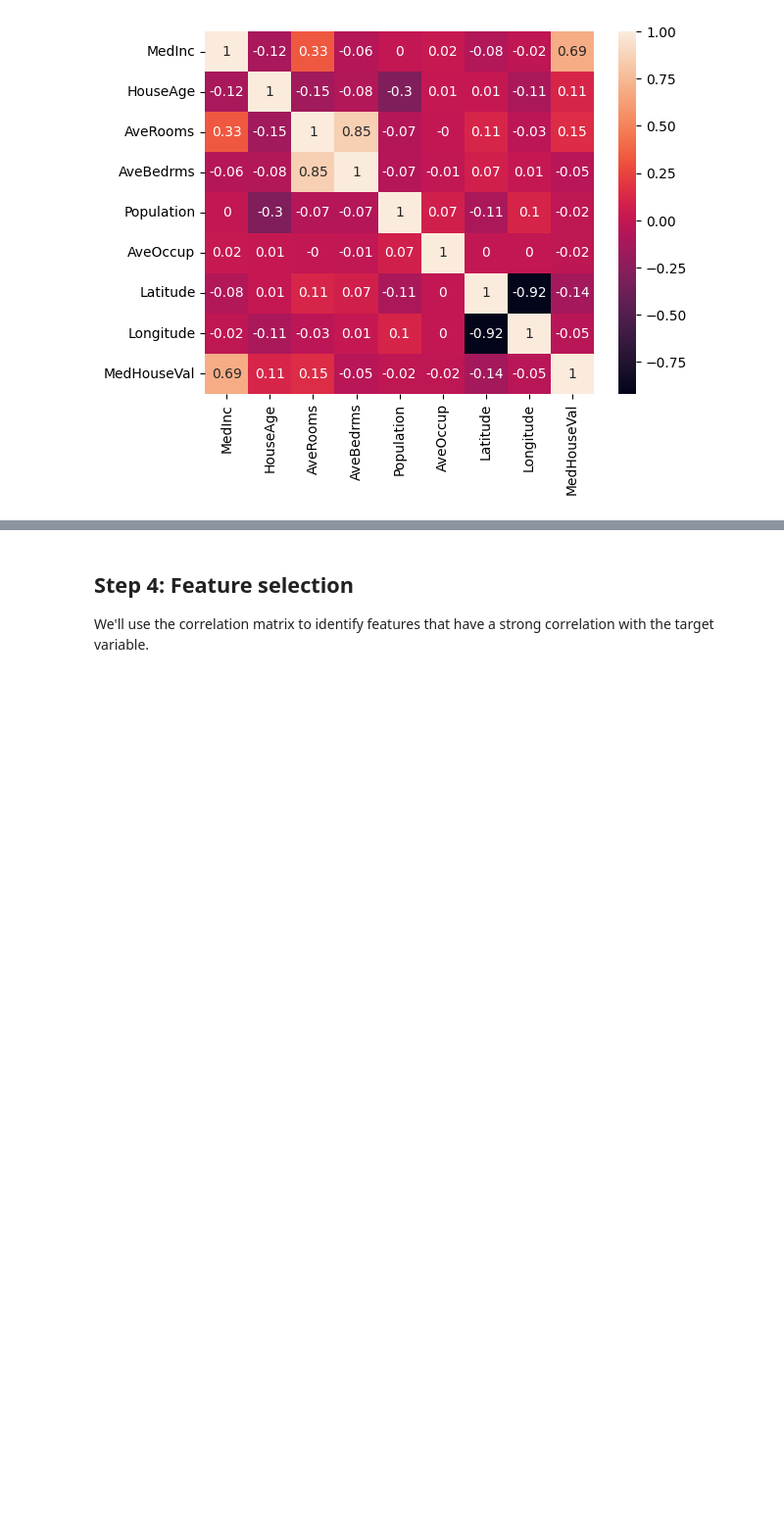
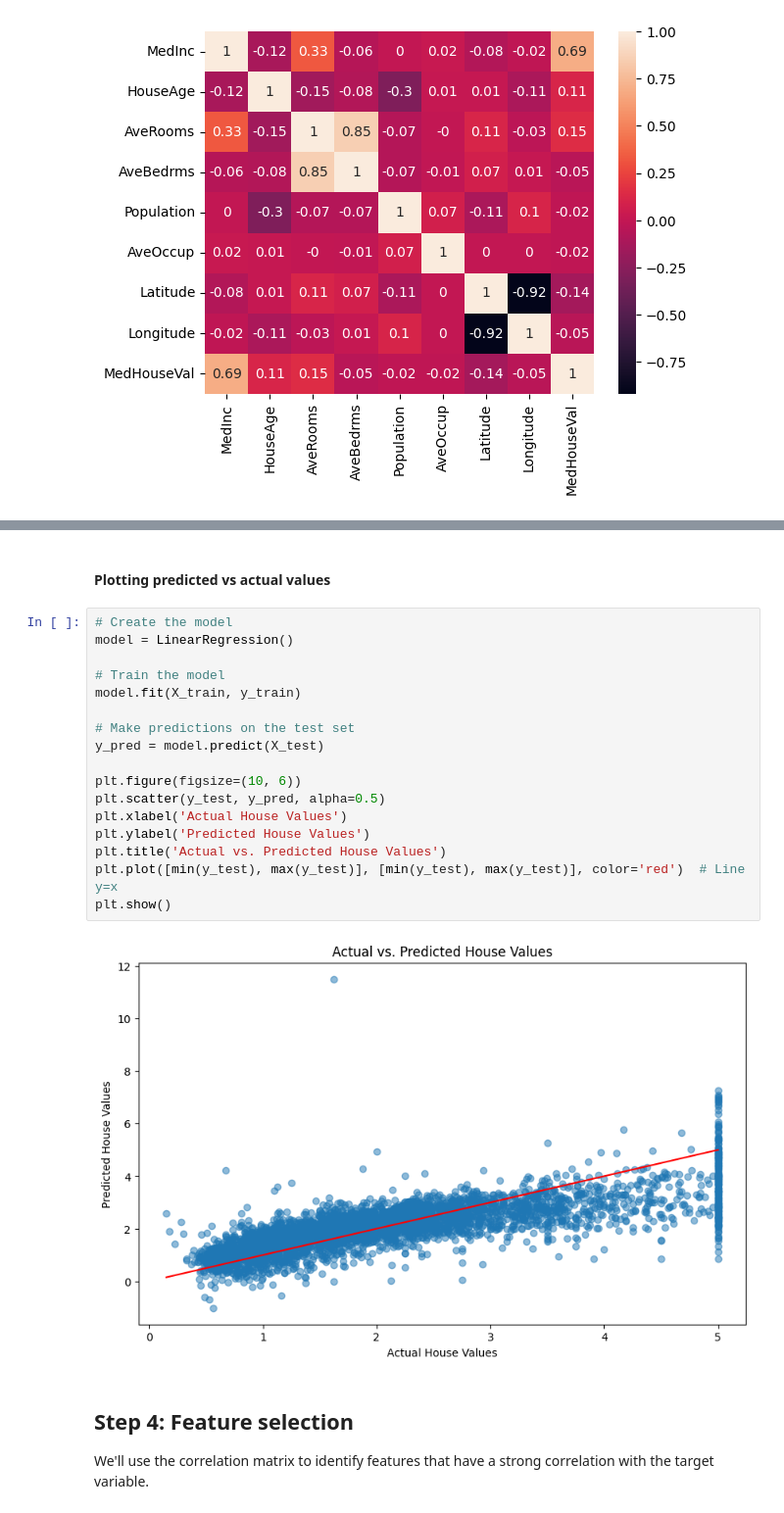
Before and after one commit to kashi-h/Predictive-Modeling-Linear-Regression, a Jupyter notebook: Predictive Modeling Linear Regression.ipynb, the cells around one changed output, grey strips where cells are left out. Shown at 98% size. Cells and saved outputs as stored; diff of their text form; blank space fills up the shorter version.

```diff
--- a/Predictive Modeling Linear Regression.ipynb
+++ b/Predictive Modeling Linear Regression.ipynb
@@ -118,3 +136,24 @@ plt.show()
+# %% [markdown]
+#### Plotting predicted vs actual values
+# %%
+# Create the model
+model = LinearRegression()
+
+# Train the model
+model.fit(X_train, y_train)
+
+# Make predictions on the test set
+y_pred = model.predict(X_test)
+
+plt.figure(figsize=(10, 6))
+plt.scatter(y_test, y_pred, alpha=0.5)
+plt.xlabel('Actual House Values')
+plt.ylabel('Predicted House Values')
+plt.title('Actual vs. Predicted House Values')
+plt.plot([min(y_test), max(y_test)], [min(y_test), max(y_test)], color='red')  # Line y=x
+plt.show()
+# %% [output]
+[figure, added]
 # %% [markdown]
 ## Step 4: Feature selection
 We'll use the correlation matrix to identify features that have a strong correlation with the target variable.
```
Also changed, not shown: parts of 2 cells of this notebook.
